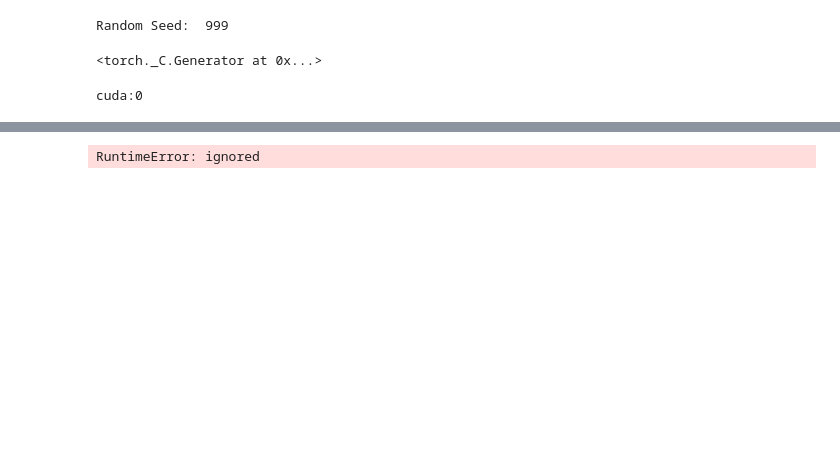
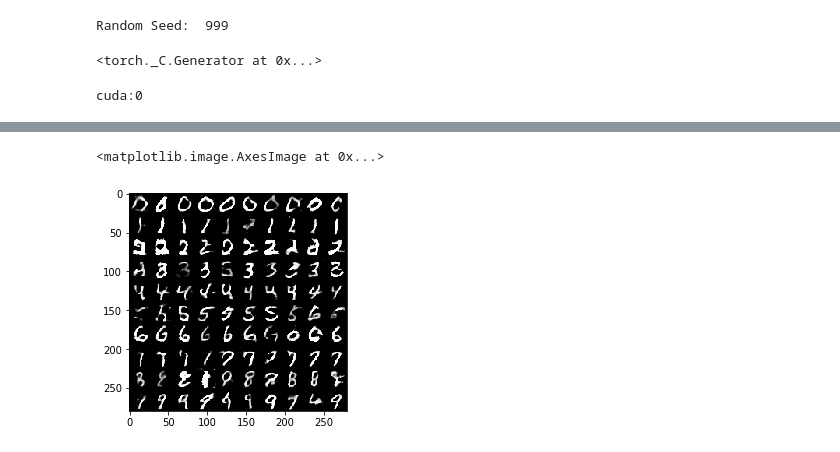
Before and after one commit to mvhel/GANasso, a Jupyter notebook: Conditional_DCGAN.ipynb, the cells around one changed output, grey strips where cells are left out. Saved outputs shown, nothing was run; the diff lists cells and outputs as text; code cells hidden in the pictures; blank space fills up the shorter version.

```diff
--- a/Conditional_DCGAN.ipynb
+++ b/Conditional_DCGAN.ipynb
@@ -236,7 +236,11 @@ Epoch: 17/30, Step: 11500, D Loss: 1.2646701335906982, G Loss: 0.967402398586273
 # %%
 # generation to image
 G.eval()
+plt.figure(figuresize)
 imshow(get_sample_image(G, n_noise), cmap='gray')
+# %% [output]
+<matplotlib.image.AxesImage at 0x...>
+[figure, added]
 # %%
 def save_checkpoint(state, file_name='checkpoint.pth.tar'):
     torch.save(state, file_name)
@@ -246,8 +250,3 @@ def save_checkpoint(state, file_name='checkpoint.pth.tar'):
 # torch.save(G.state_dict(), 'G_c.pkl')
 save_checkpoint({'epoch': epoch + 1, 'state_dict':D.state_dict(), 'optimizer' : D_opt.state_dict()}, 'D_dc.pth.tar')
 save_checkpoint({'epoch': epoch + 1, 'state_dict':G.state_dict(), 'optimizer' : G_opt.state_dict()}, 'G_dc.pth.tar')
-# %%
-for idx, (images, labels) in enumerate(data_loader):
-  print(images.shape)
-# %% [output]
-RuntimeError: ignored
```
Also changed, not shown: parts of 2 cells of this notebook.
